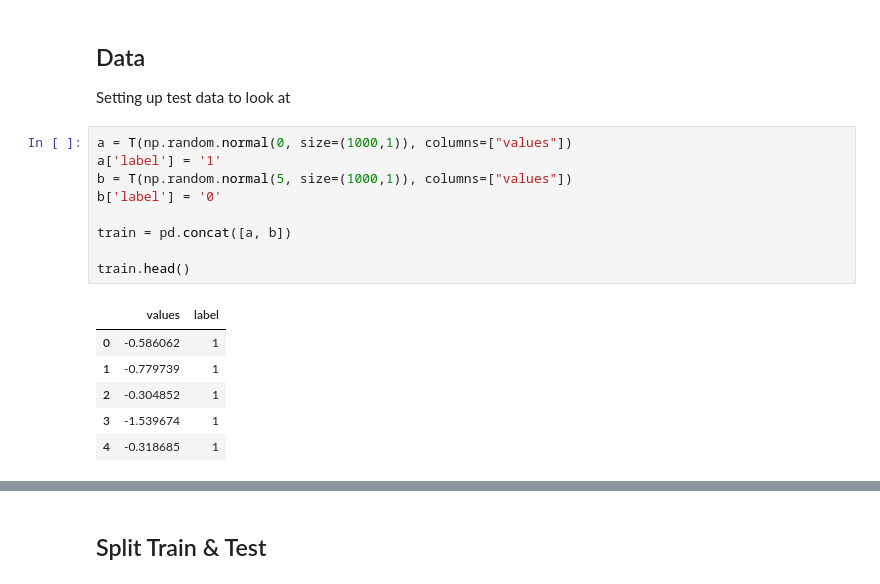
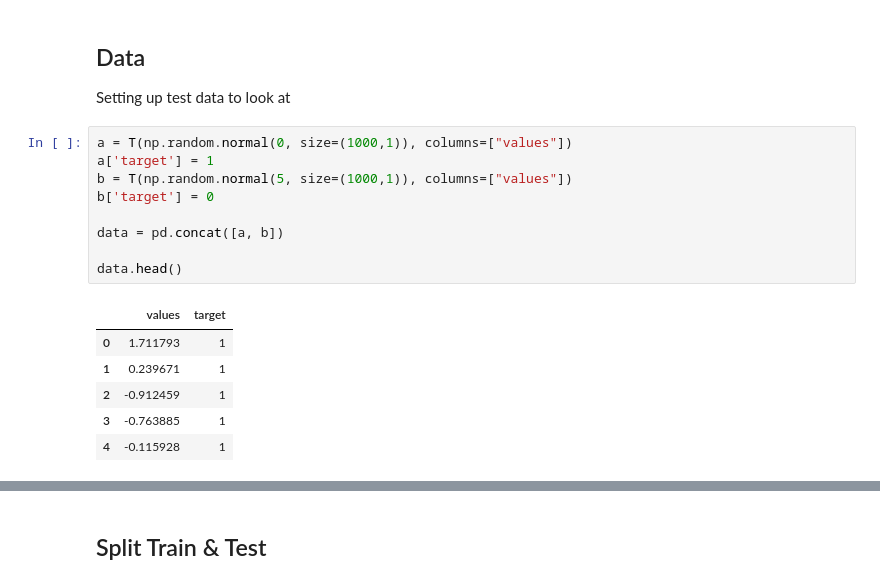
Before and after one commit to al3xandr3/Data-Science-ipynb, a Jupyter notebook: Logistic Regression.ipynb, the cells around one changed output, grey strips where cells are left out. Cells and saved outputs as stored; diff of their text form.

```diff
--- a/Logistic Regression.ipynb
+++ b/Logistic Regression.ipynb
@@ -38,17 +38,17 @@ from T import * # want T to be accessible
 Setting up test data to look at
 # %%
 a = T(np.random.normal(0, size=(1000,1)), columns=["values"])
-a['label'] = '1'
+a['target'] = 1
 b = T(np.random.normal(5, size=(1000,1)), columns=["values"])
-b['label'] = '0'
+b['target'] = 0
 
-train = pd.concat([a, b])
+data = pd.concat([a, b])
 
-train.head()
+data.head()
 # %% [output]
-|  | values | label |
-| 0 | -0.586062 | 1 |
-| 1 | -0.779739 | 1 |
-| 2 | -0.304852 | 1 |
-| 3 | -1.539674 | 1 |
-| 4 | -0.318685 | 1 |
+|  | values | target |
+| 0 | 1.711793 | 1 |
+| 1 | 0.239671 | 1 |
+| 2 | -0.912459 | 1 |
+| 3 | -0.763885 | 1 |
+| 4 | -0.115928 | 1 |
```
Also changed, not shown: parts of 32 cells of this notebook, 3 other files.
